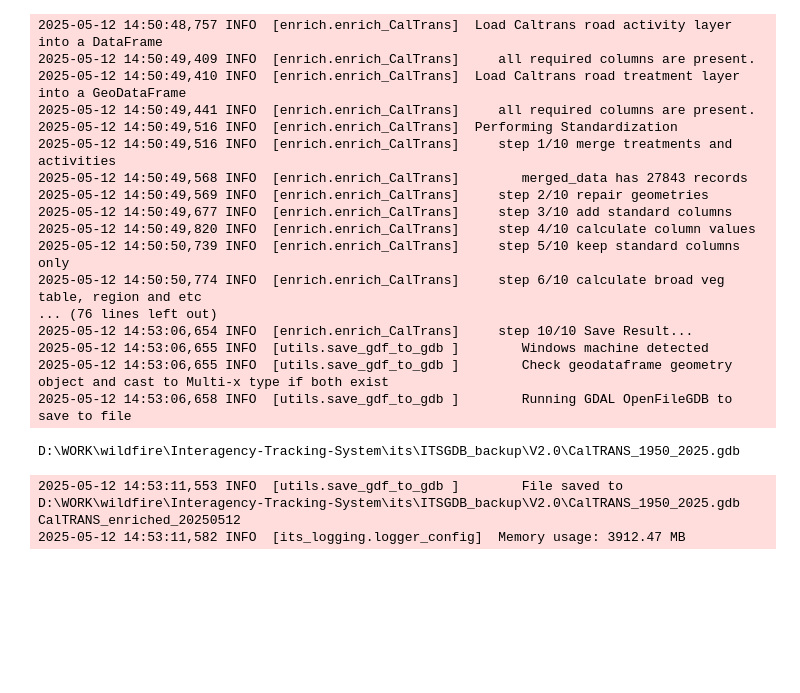
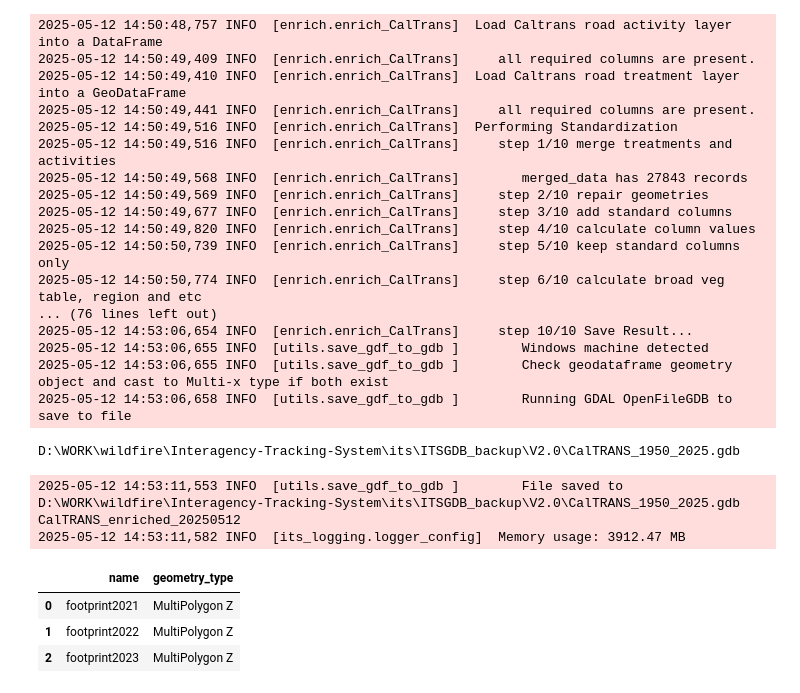
Before and after one commit to klinucsd/interagency-tracking-system, a Jupyter notebook: notebooks/DEV.ipynb, the cells around one changed output. Cells and saved outputs as stored; diff of their text form; code cells hidden in the pictures; blank space fills up the shorter version.

```diff
--- a/notebooks/DEV.ipynb
+++ b/notebooks/DEV.ipynb
@@ -530,0 +608,7 @@ caltrans_out.to_file(r"D:\WORK\wildfire\Interagency-Tracking-System\its\ITSGDB_b
+# %%
+gpd.list_layers(report_path)
+# %% [output]
+|  | name | geometry_type |
+| 0 | footprint2021 | MultiPolygon Z |
+| 1 | footprint2022 | MultiPolygon Z |
+| 2 | footprint2023 | MultiPolygon Z |
```
Also changed, not shown: parts of 7 cells of this notebook, 9 other files.
